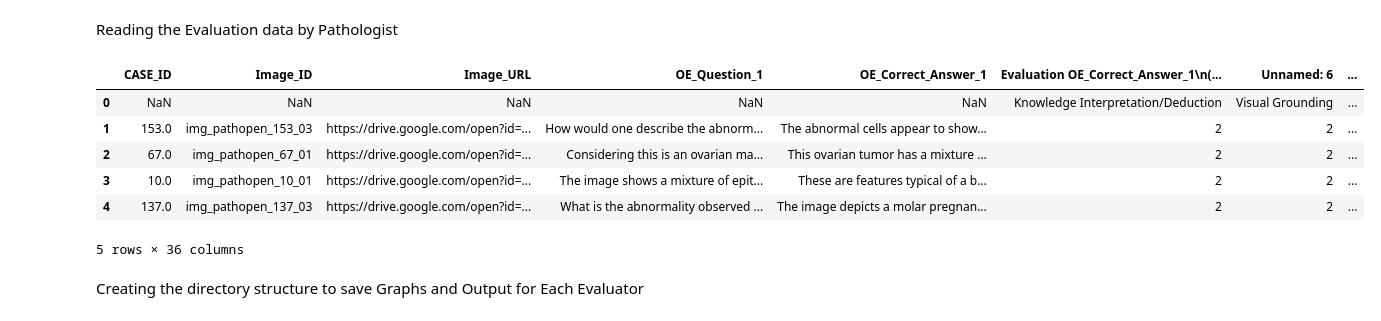
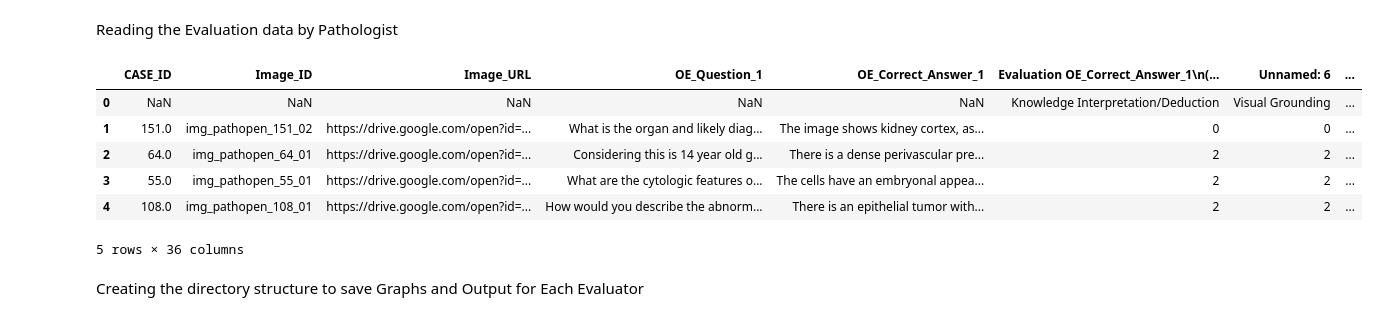
Before and after one commit to embedded-robotics/path-open-data, a Jupyter notebook: pathopen_eval_data_analysis.ipynb, the cells around one changed output. Drawn from its saved outputs; the diff is of its cells as text; code cells hidden in the pictures.

```diff
--- a/pathopen_eval_data_analysis.ipynb
+++ b/pathopen_eval_data_analysis.ipynb
@@ -6,17 +6,17 @@ import os
 # %% [markdown]
 Reading the Evaluation data by Pathologist
 # %%
-evaluator_id = 'evaluator1'
+evaluator_id = 'evaluator5'
 eval_data_path = f"input/{evaluator_id}/pathopen_eval_data.csv"
 eval_data = pd.read_csv(eval_data_path)
 eval_data.head()
 # %% [output]
 |  | CASE_ID | Image_ID | Image_URL | OE_Question_1 | OE_Correct_Answer_1 | Evaluation OE_Correct_Answer_1\n(... | Unnamed: 6 | ... |
 | 0 | NaN | NaN | NaN | NaN | NaN | Knowledge Interpretation/Deduction | Visual Grounding | ... |
-| 1 | 153.0 | img_pathopen_153_03 | https://drive.google.com/open?id=... | How would one describe the abnorm... | The abnormal cells appear to show... | 2 | 2 | ... |
-| 2 | 67.0 | img_pathopen_67_01 | https://drive.google.com/open?id=... | Considering this is an ovarian ma... | This ovarian tumor has a mixture ... | 2 | 2 | ... |
-| 3 | 10.0 | img_pathopen_10_01 | https://drive.google.com/open?id=... | The image shows a mixture of epit... | These are features typical of a b... | 2 | 2 | ... |
-| 4 | 137.0 | img_pathopen_137_03 | https://drive.google.com/open?id=... | What is the abnormality observed ... | The image depicts a molar pregnan... | 2 | 2 | ... |
+| 1 | 151.0 | img_pathopen_151_02 | https://drive.google.com/open?id=... | What is the organ and likely diag... | The image shows kidney cortex, as... | 0 | 0 | ... |
+| 2 | 64.0 | img_pathopen_64_01 | https://drive.google.com/open?id=... | Considering this is 14 year old g... | There is a dense perivascular pre... | 2 | 2 | ... |
+| 3 | 55.0 | img_pathopen_55_01 | https://drive.google.com/open?id=... | What are the cytologic features o... | The cells have an embryonal appea... | 2 | 2 | ... |
+| 4 | 108.0 | img_pathopen_108_01 | https://drive.google.com/open?id=... | How would you describe the abnorm... | There is an epithelial tumor with... | 2 | 2 | ... |
 5 rows × 36 columns
 # %% [markdown]
 Creating the directory structure to save Graphs and Output for Each Evaluator
```
Also changed, not shown: parts of 10 cells of this notebook, 26 other files.
